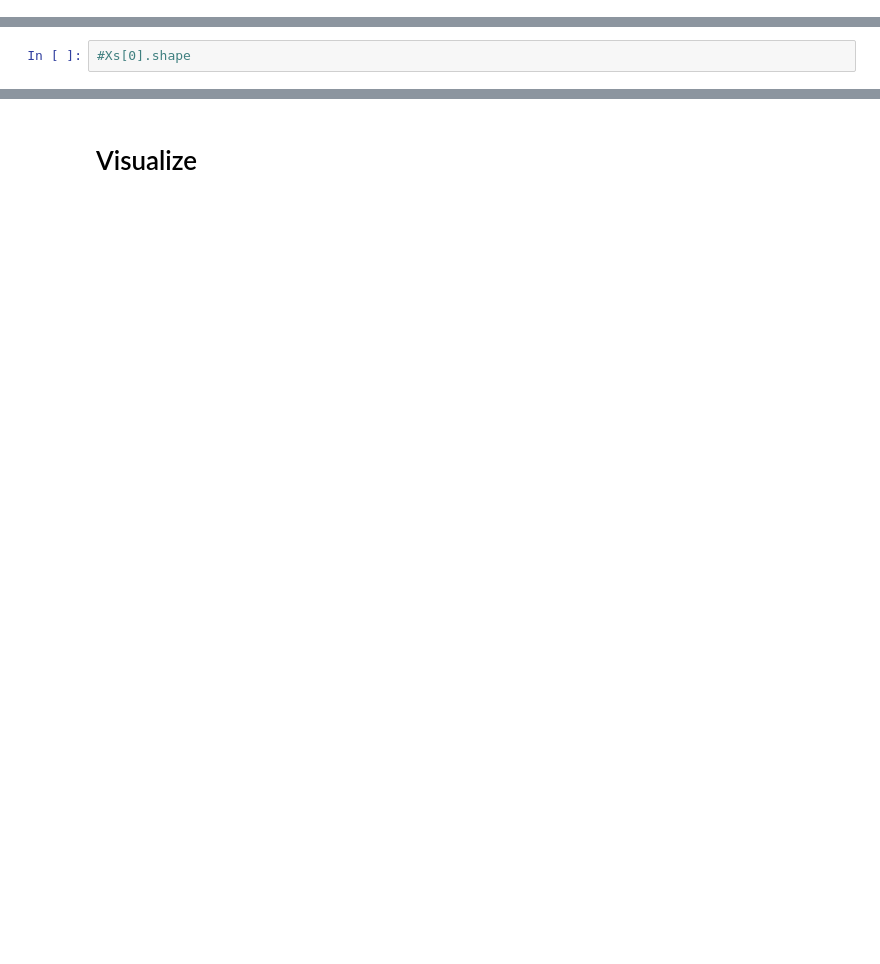
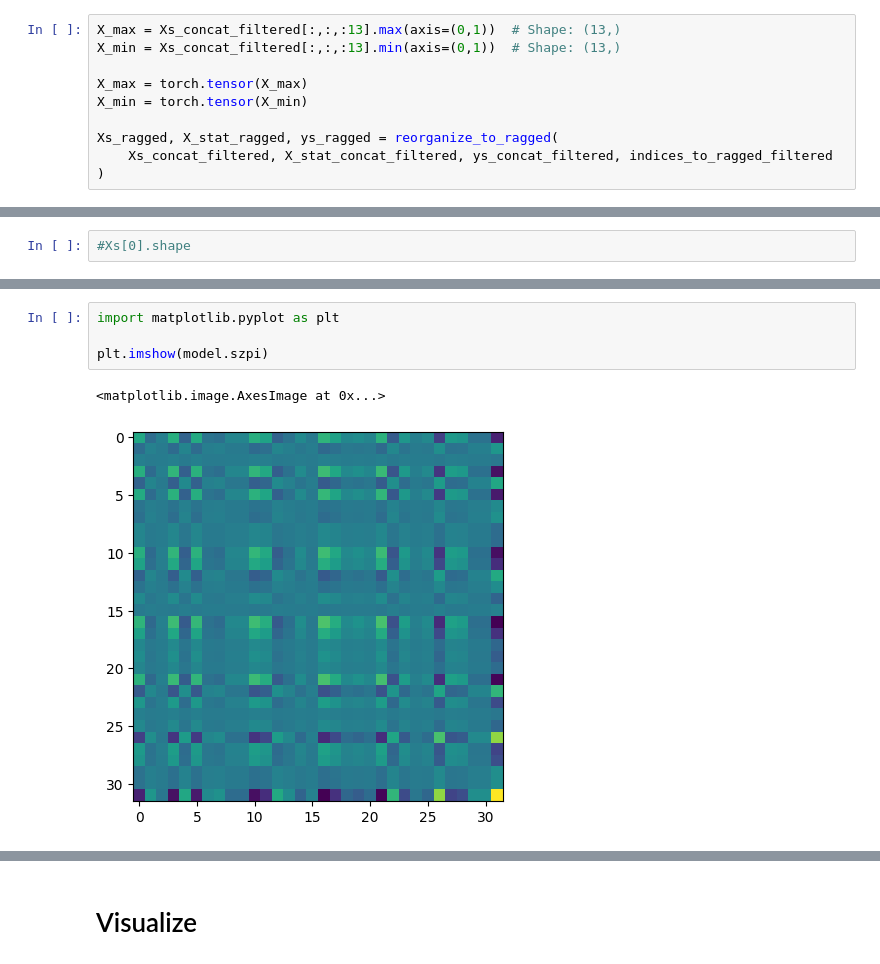
Before and after one commit to achintyagopal/NeuralFactors_WRDS, a Jupyter notebook: NeuralFactor.ipynb, the cells around one changed output, grey strips where cells are left out. Cells and saved outputs as stored; diff of their text form; blank space fills up the shorter version.

```diff
--- a/NeuralFactor.ipynb
+++ b/NeuralFactor.ipynb
@@ -61,0 +157,10 @@ Global Max per feature: tensor([5.6626e+04, 9.9669e+01, 3.5490e+00, 2.0001e+06,
+# %%
+X_max = Xs_concat_filtered[:,:,:13].max(axis=(0,1))  # Shape: (13,)
+X_min = Xs_concat_filtered[:,:,:13].min(axis=(0,1))  # Shape: (13,)
+
+X_max = torch.tensor(X_max)
+X_min = torch.tensor(X_min)
+
+Xs_ragged, X_stat_ragged, ys_ragged = reorganize_to_ragged(
+    Xs_concat_filtered, X_stat_concat_filtered, ys_concat_filtered, indices_to_ragged_filtered
+)
@@ -278,0 +434,7 @@ tensor([5.8271, 5.8021, 5.6413, 5.7120], requires_grad=True)
+# %%
+import matplotlib.pyplot as plt
+
+plt.imshow(model.szpi)
+# %% [output]
+<matplotlib.image.AxesImage at 0x...>
+[figure, added]
```
Also changed, not shown: parts of 27 cells of this notebook.
